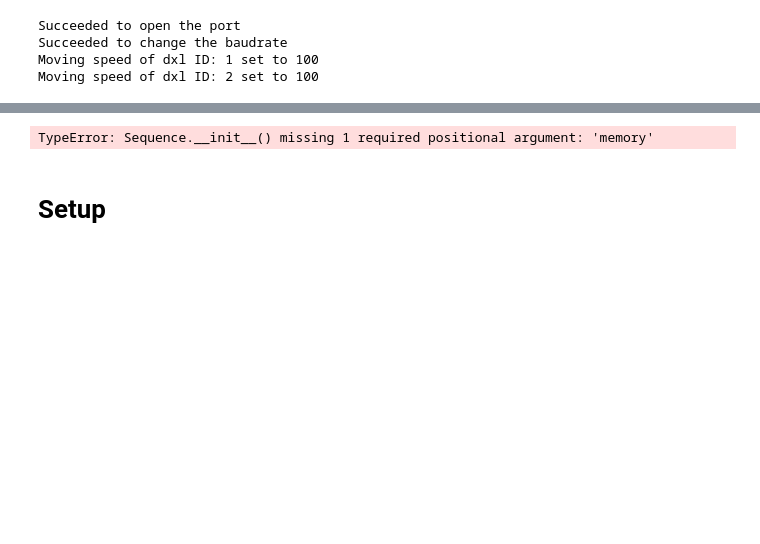
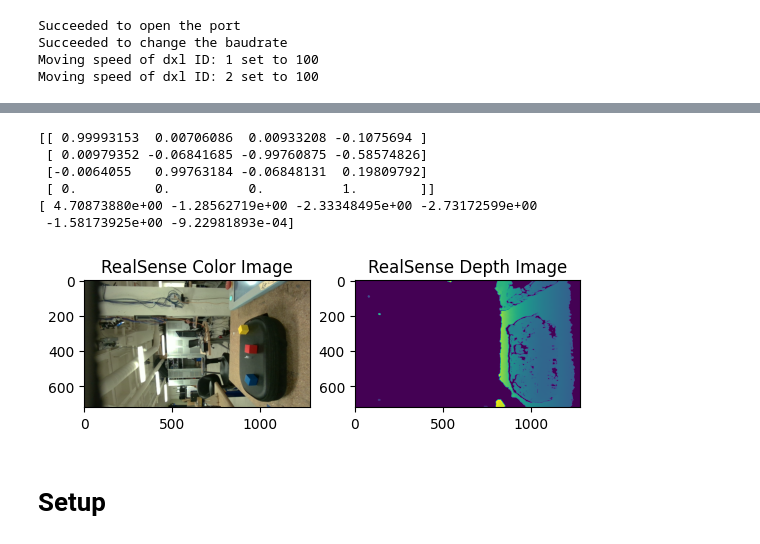
Before and after one commit to jwatson-CO-edu/ASPIRE, a Jupyter notebook: 10_BT-test.ipynb, the cells around one changed output, grey strips where cells are left out. Drawn from its saved outputs; the diff is of its cells as text; code cells hidden in the pictures; blank space fills up the shorter version.

```diff
--- a/10_BT-test.ipynb
+++ b/10_BT-test.ipynb
@@ -549,5 +522,3 @@ print(pose_)
  [ 0.          0.          0.          1.        ]]
 # %%
-b5 = Pick_at_Pose(pose_, zSAFE = 0.150, preGraspW_m = None, name = "Pick_at_Pose", ctrl = robot)
+# b5 = Pick_at_Pose(pose_, zSAFE = 0.150, preGraspW_m = None, name = "Pick_at_Pose", ctrl = robot)
-# %% [output]
-TypeError: Sequence.__init__() missing 1 required positional argument: 'memory'
@@ -553,0 +536,31 @@ TypeError: Sequence.__init__() missing 1 required positional argument: 'memory'
+# %%
+urPose = robot.get_tcp_pose()
+print(urPose)
+
+urJointAngles = robot.get_joint_angles()
+print(urJointAngles)
+
+# try:
+#     detector = ob.ObjectDetection(real,None,moveRelative = True)
+# except Exception as e:
+#     # detector.real.pipe.stop()
+#     raise(e)
+
+real = real.RealSense(0.7)
+real.initConnection()
+
+pcd,rgbdImage = real.getPCD()
+depthImage,colorImage = rgbdImage.depth,rgbdImage.color
+# displayWorld(pcd)
+real.disconnect()
+# %% [output]
+[[ 0.99993153  0.00706086  0.00933208 -0.1075694 ]
+ [ 0.00979352 -0.06841685 -0.99760875 -0.58574826]
+ [-0.0064055   0.99763184 -0.06848131  0.19809792]
+ [ 0.          0.          0.          1.        ]]
+[ 4.70873880e+00 -1.28562719e+00 -2.33348495e+00 -2.73172599e+00
+ -1.58173925e+00 -9.22981893e-04]
+# %%
+real.displayImages(depthImage, colorImage)
+# %% [output]
+[figure, added]
```
Also changed, not shown: parts of 14 cells of this notebook.
